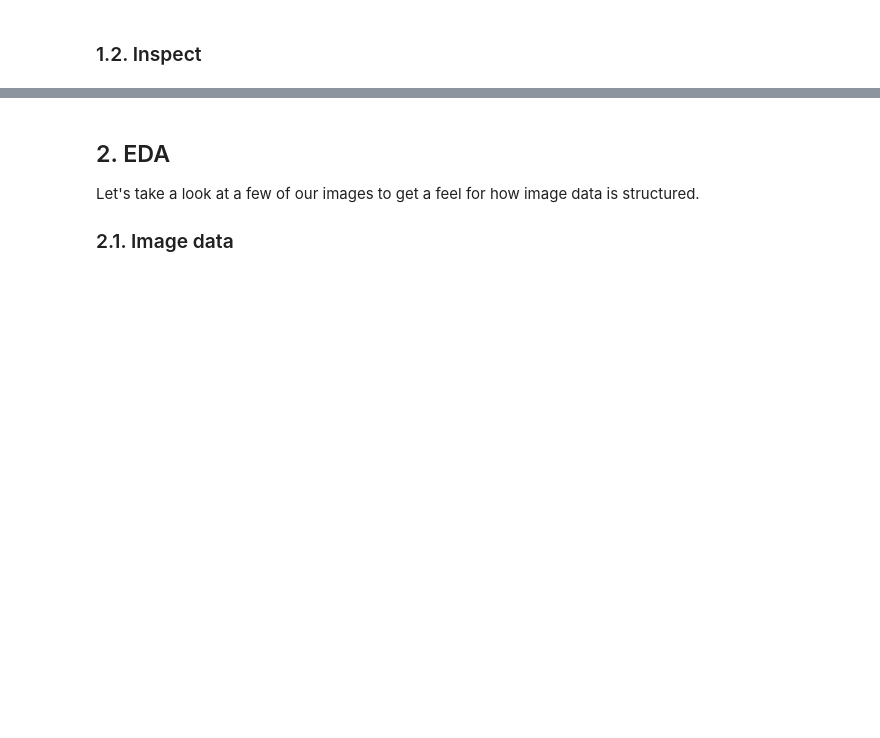
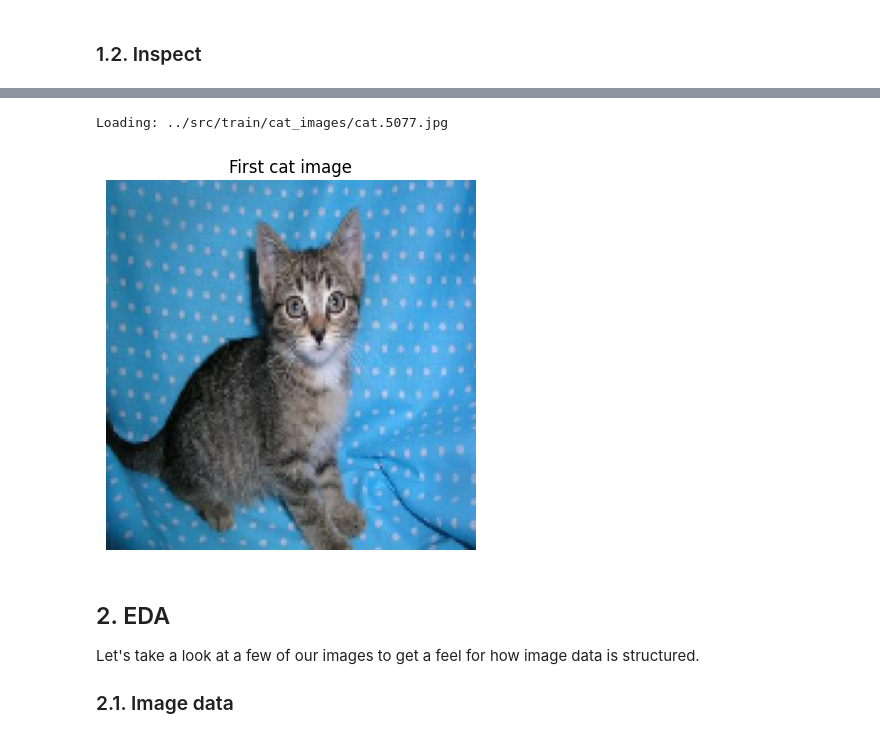
Before and after one commit to drtclem/Image_Class, a Jupyter notebook: src/mvp.ipynb, the cells around one changed output, grey strips where cells are left out. Drawn from its saved outputs; the diff is of its cells as text; code cells hidden in the pictures; blank space fills up the shorter version.

```diff
--- a/src/mvp.ipynb
+++ b/src/mvp.ipynb
@@ -53,3 +65,28 @@ plt.show()
+# %%
+import os
+import matplotlib.pyplot as plt
+from tensorflow.keras.preprocessing import image
+
+# Use the actual full path based on your working directory
+cat_dir = "../src/train/cat_images"
+
+# List image files
+cat_files = [f for f in os.listdir(cat_dir) if f.endswith(".jpg")]
+
+# Safety check and display
+if not cat_files:
+    print("No JPG images found in folder.")
+else:
+    cat_path = os.path.join(cat_dir, cat_files[0])
+    print(f"Loading: {cat_path}")
+    img = image.load_img(cat_path, target_size=(150, 150))
+    plt.imshow(img)
+    plt.axis('off')
+    plt.title("First cat image")
+    plt.show()
+# %% [output]
+Loading: ../src/train/cat_images/cat.5077.jpg
+[figure, added]
 # %% [markdown]
 ## 2. EDA
 
```
Also changed, not shown: parts of 29 cells of this notebook, 1 other file.
